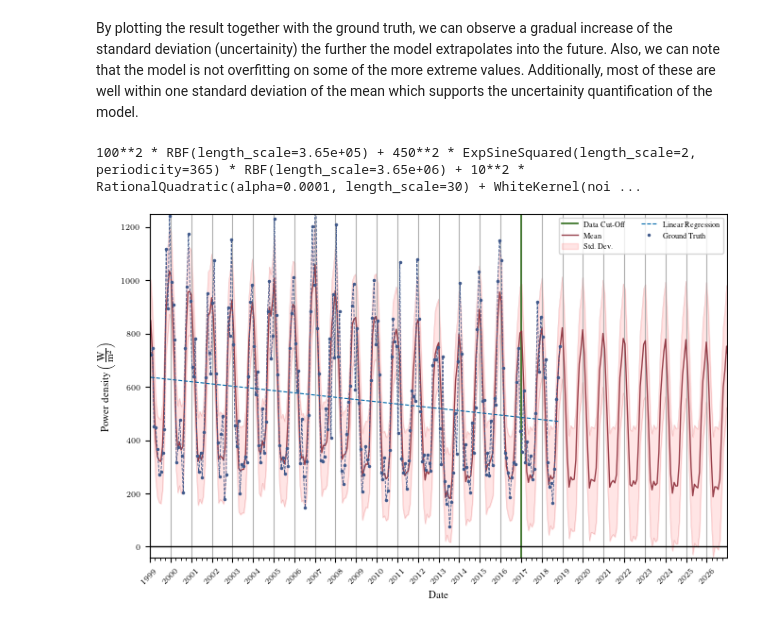
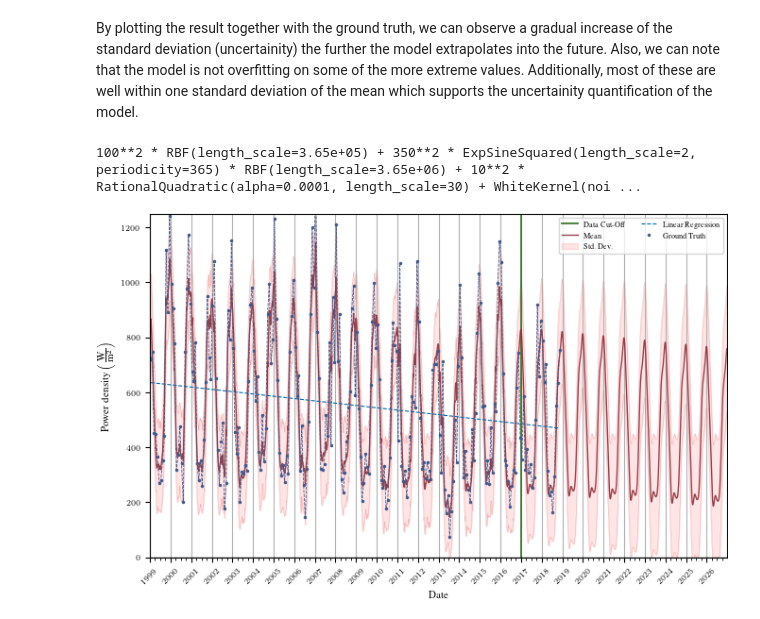
Before and after one commit to dvdvgt/wind-speed-analysis, a Jupyter notebook: notes/wind-speed-analysis-david.ipynb, the cells around one changed output. Saved outputs shown, nothing was run; the diff lists cells and outputs as text; code cells hidden in the pictures.

```diff
--- a/notes/wind-speed-analysis-david.ipynb
+++ b/notes/wind-speed-analysis-david.ipynb
@@ -576,7 +576,7 @@ start_y = 1999
 start_dt = dt.datetime(start_y, 1, 15)
 end_y = 2018 # inclusive
 # evaluate monthly
-step_size = 30
+step_size = 1
 extrapol_days = 365 * 9
 
 # plot expected values for each month
@@ -646,13 +646,13 @@ k2 = long_term_trend_kernel + seasonal_kernel + irregularities_kernel + yearly_t
 # Instead of a linear kernel, we use a _very_ smooth squared-exponential to have a bit more uncertainity about the future behaviour.
 long_term_trend_kernel = 100**2 * GPK.RBF(365e3)
 # For the periodicity, we use a exponential sine squared kernel multiplied with an smooth squared-exponential to allow for a decaying amplitude.
-yearly_trend_kernel = 450**2 * GPK.ExpSineSquared(length_scale=2, periodicity=365) * GPK.RBF(length_scale=365e4)
+yearly_trend_kernel = 350**2 * GPK.ExpSineSquared(length_scale=2, periodicity=365) * GPK.RBF(length_scale=365e4)
 mid_term_trend = 10**2 * GPK.RationalQuadratic(length_scale=30, alpha=1e-4)
 noise_kernel = GPK.WhiteKernel(2e-1) + 1e-1**2 * GPK.Matern(length_scale=1, nu=1/2) #1e-2**2 * GPK.RBF(length_scale=30) # try short length 1/2 matern kernel
-k3 = long_term_trend_kernel  + yearly_trend_kernel + mid_term_trend + noise_kernel
+k3 = long_term_trend_kernel + yearly_trend_kernel + mid_term_trend + noise_kernel
 # ---
 
-gp = GP(kernel=k3, normalize_y=True, random_state=1, optimizer=None, alpha=1e-10)
+gp = GP(kernel=k3, normalize_y=True, optimizer=None, random_state=1)
 # %% [markdown]
 For building an intuition of how our choice for the kernel behave and to gauge how well our assumption are reflected by the data, we draw samples from the prior distribution. We can observe that the gray sample captures the behaviour of the data quite accurately. We consider this as validating our kernel design.
 # %%
@@ -700,33 +700,33 @@ X_dt = days_to_date(start_dt, X)
 
 full_fig()
 fig, ax = plt.subplots()
 
 ax.axvline(dt.datetime(end_y + 1 - n_months_cutoff // 12, 1, 1), color=tpc.rgb.tue_darkgreen, linewidth=1.2, label="Data Cut-Off")
 ax.axhline(0, color="black", linewidth=1)
 
 # ax.plot(x_sample_dt, samples, alpha=0.5, color=tpc.rgb.tue_gray, linewidth=0.1)
 ax.plot(x_dt, pred_mean, "-", linewidth=1, label="Mean", color=tpc.rgb.tue_red, alpha=0.9)
 ax.plot(x_dt, pred_mean + std, "-", alpha=0.25, color=tpc.rgb.tue_red, linewidth=0.2)
 ax.plot(x_dt, pred_mean - std, "-", alpha=0.25, color=tpc.rgb.tue_red, linewidth=0.2)
 ax.fill_between(x_dt, pred_mean + std, pred_mean - std, color="red", alpha=0.1, label="Std. Dev.")
 
 ax.plot(months, lin_reg_res.slope * days_delta + lin_reg_res.intercept, "--", linewidth=0.8, color=tpc.rgb.tue_blue, label="Linear Regression")
 
 ax.plot(X_dt, Y, "--", color=tpc.rgb.tue_darkblue, linewidth=0.6)
 ax.plot(X_dt, Y, ".", label="Ground Truth", markersize=3, color=tpc.rgb.tue_darkblue)
 
 ax.set_xlim(dt.datetime(start_y, 1, 1), dt.datetime(end_y, 1, 1) + dt.timedelta(extrapol_days))
-ax.set_ylim(-40, 1250)
+ax.set_ylim(0, 1250)
 ax.set_ylabel(r"Power density $\left(\frac{\textrm{W}}{\textrm{m}^2}\right)$")
 ax.set_xlabel("Date")
 ax.xaxis.set_minor_locator(mdt.MonthLocator(interval=3))
 ax.xaxis.set_major_locator(mdt.YearLocator(base=1))
 ax.legend(ncols=2)
 ax.tick_params(axis='x', which="major", rotation=45)
 ax.xaxis.grid()
 # fig.suptitle("Monthly Expected Power Density")
 plt.savefig(os.path.join(FIGURE_FOLDER, "gp_pred.pdf"))
 gp.kernel_
 # %% [output]
-100**2 * RBF(length_scale=3.65e+05) + 450**2 * ExpSineSquared(length_scale=2, periodicity=365) * RBF(length_scale=3.65e+06) + 10**2 * RationalQuadratic(alpha=0.0001, length_scale=30) + WhiteKernel(noi ...
+100**2 * RBF(length_scale=3.65e+05) + 350**2 * ExpSineSquared(length_scale=2, periodicity=365) * RBF(length_scale=3.65e+06) + 10**2 * RationalQuadratic(alpha=0.0001, length_scale=30) + WhiteKernel(noi ...
-[figure, old version]
+[figure, new version]
```
Also changed, not shown: parts of 1 cell of this notebook, 3 other files.
